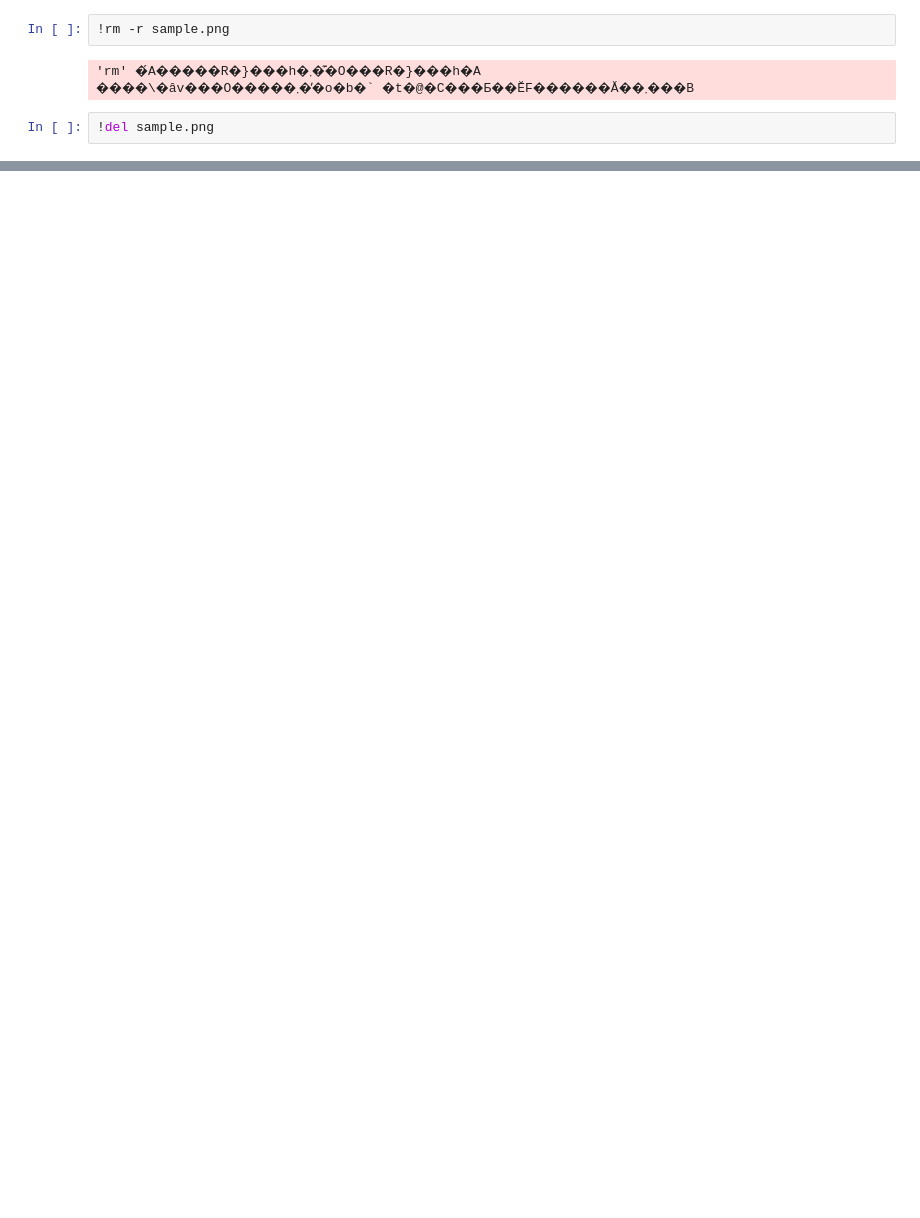
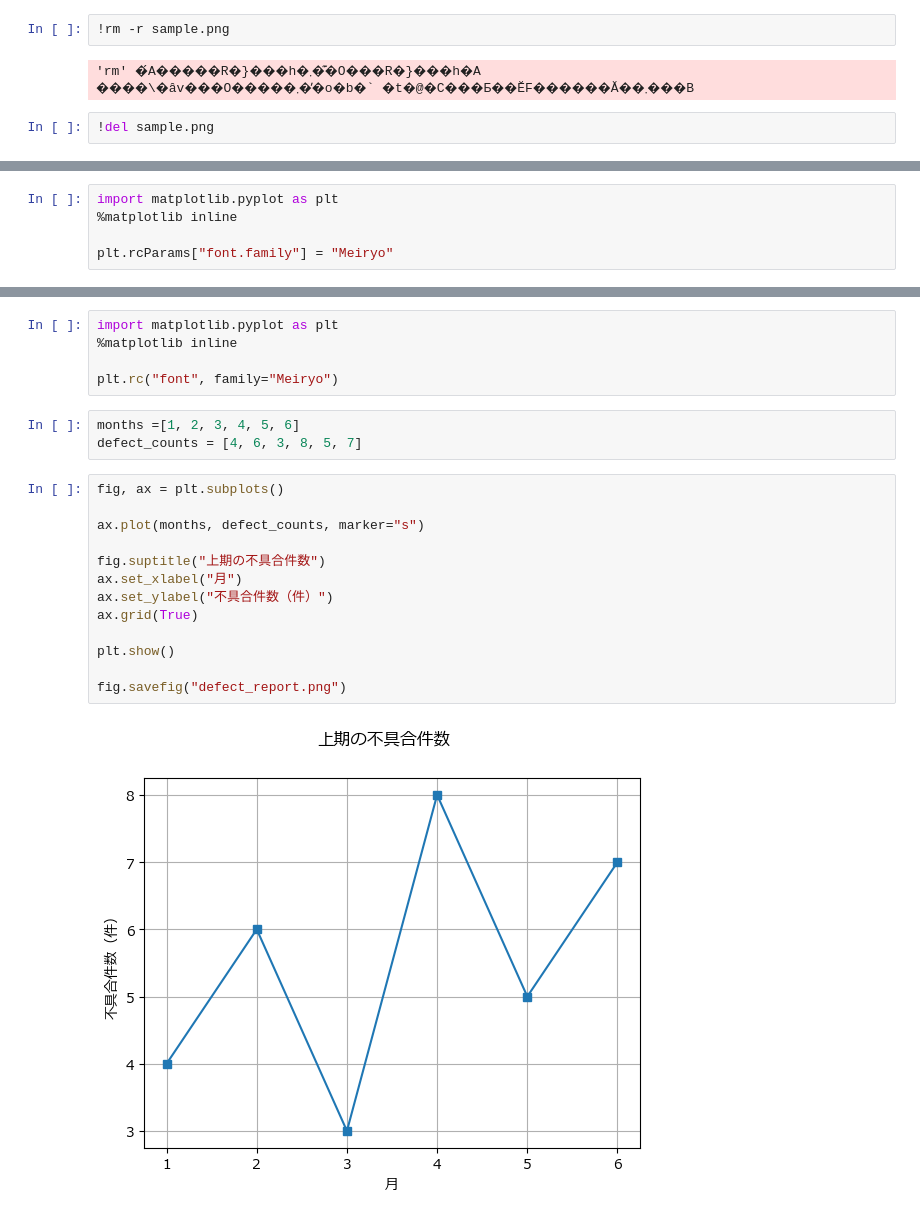
Before and after one commit to kjfarm1225/pyq_practice, a Jupyter notebook: 140_7_matplotlib_useful_features/140-7_matplotlib_useful_features.ipynb, the cells around one changed output, grey strips where cells are left out. Saved outputs shown, nothing was run; the diff lists cells and outputs as text; blank space fills up the shorter version.

```diff
--- a/140_7_matplotlib_useful_features/140-7_matplotlib_useful_features.ipynb
+++ b/140_7_matplotlib_useful_features/140-7_matplotlib_useful_features.ipynb
@@ -38,0 +41,5 @@ fig.savefig("sample.png")
+# %%
+import matplotlib.pyplot as plt
+%matplotlib inline
+
+plt.rcParams["font.family"] = "Meiryo"
@@ -38,0 +69,23 @@ fig.savefig("sample.png")
+# %%
+import matplotlib.pyplot as plt
+%matplotlib inline
+
+plt.rc("font", family="Meiryo")
+# %%
+months =[1, 2, 3, 4, 5, 6]
+defect_counts = [4, 6, 3, 8, 5, 7]
+# %%
+fig, ax = plt.subplots()
+
+ax.plot(months, defect_counts, marker="s")
+
+fig.suptitle("上期の不具合件数")
+ax.set_xlabel("月")
+ax.set_ylabel("不具合件数（件）")
+ax.grid(True)
+
+plt.show()
+
+fig.savefig("defect_report.png")
+# %% [output]
+[figure, added]
```
Also changed, not shown: parts of 5 cells of this notebook, 2 other files.
